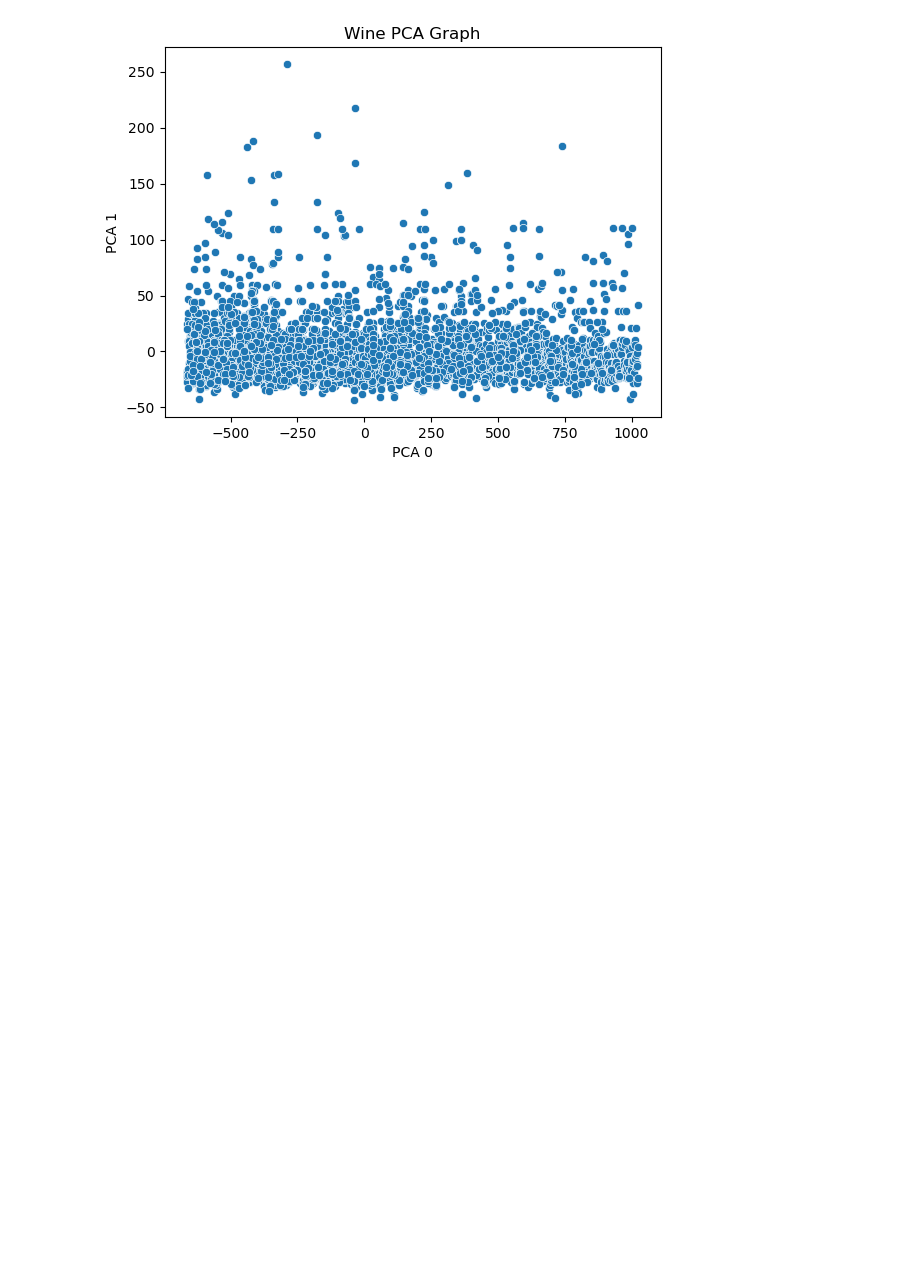
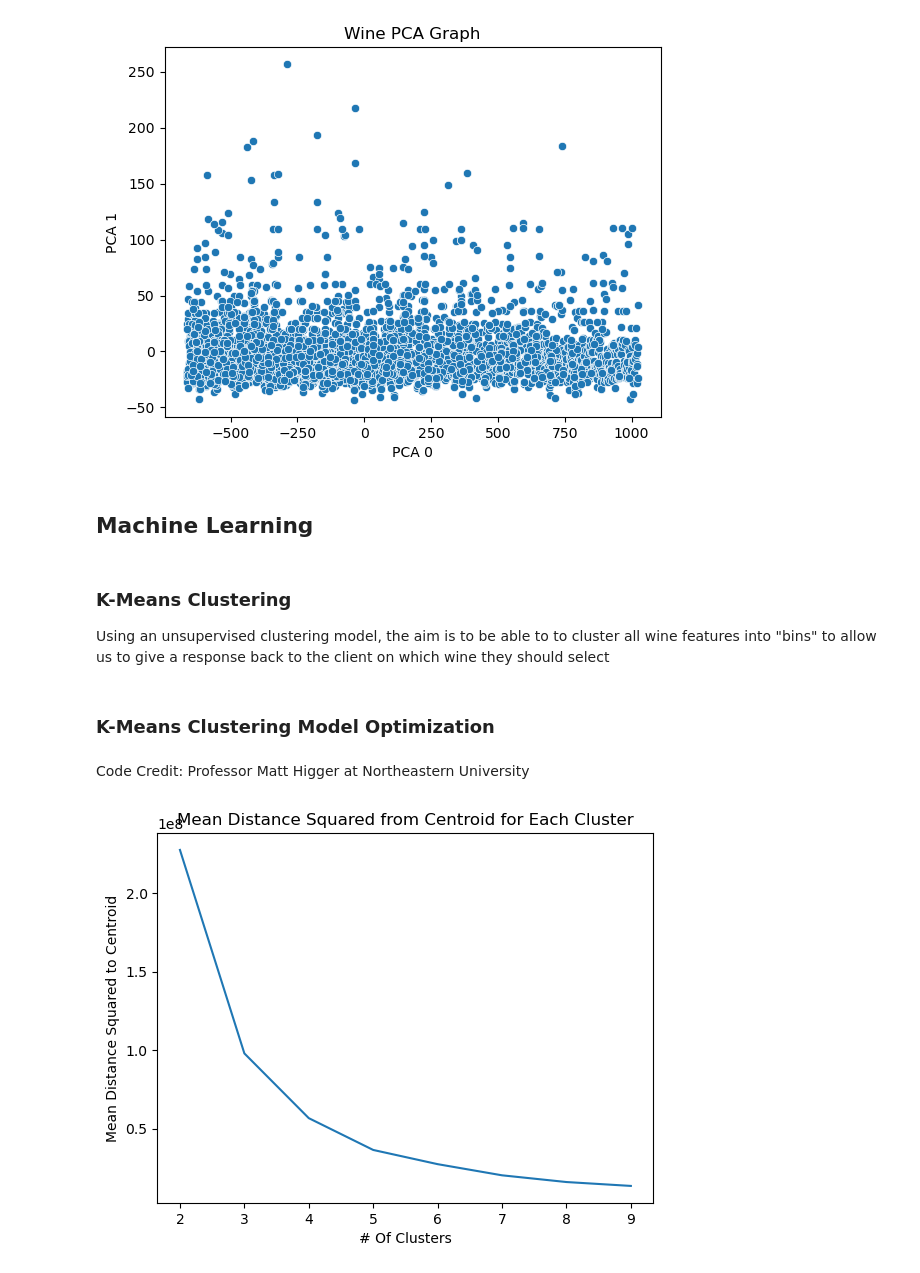
Before and after one commit to thealphacubicle/NEU-Snowball-Project-2023, a Jupyter notebook: Snowball Project.ipynb, the cells around one changed output. Saved outputs shown, nothing was run; the diff lists cells and outputs as text; code cells hidden in the pictures; blank space fills up the shorter version.

```diff
--- a/Snowball Project.ipynb
+++ b/Snowball Project.ipynb
@@ -275,3 +315,31 @@ sns.scatterplot(data=df_mapped, x="PCA 0", y="PCA 1").set(title='Wine PCA Graph'
 # Interactive scatter plot and write to HTML graph
 fig = px.scatter(df_mapped, x='PCA 0', y='PCA 1', hover_data=x_feat_list, title='Wine Types PCA Graph')
 fig.write_html('wine_PCA.html')
+# %% [markdown]
+## Machine Learning
+# %% [markdown]
+### K-Means Clustering
+Using an unsupervised clustering model, the aim is to be able to to cluster all wine features into "bins" to allow us to give a response back to the client on which wine they should select
+# %% [markdown]
+### K-Means Clustering Model Optimization
+# %% [markdown]
+Code Credit: Professor Matt Higger at Northeastern University
+# %%
+# Optimize number of clusters
+mean_d_dict = dict()
+for n_clusters in range(2, 10):
+    kmeans = KMeans(n_clusters=n_clusters)
+    kmeans.fit(x_pca)
+    y = kmeans.predict(x_pca)
+
+    # compute & store mean distance
+    mean_d = -kmeans.score(x_pca)
+    mean_d_dict[n_clusters] = mean_d
+# %%
+# Graph mean distance to centroid to find the optimal n-value
+plt.plot(mean_d_dict.keys(), mean_d_dict.values())
+plt.xlabel('# Of Clusters')
+plt.ylabel('Mean Distance Squared to Centroid');
+plt.title('Mean Distance Squared from Centroid for Each Cluster');
+# %% [output]
+[figure, added]
```
Also changed, not shown: parts of 23 cells of this notebook.
